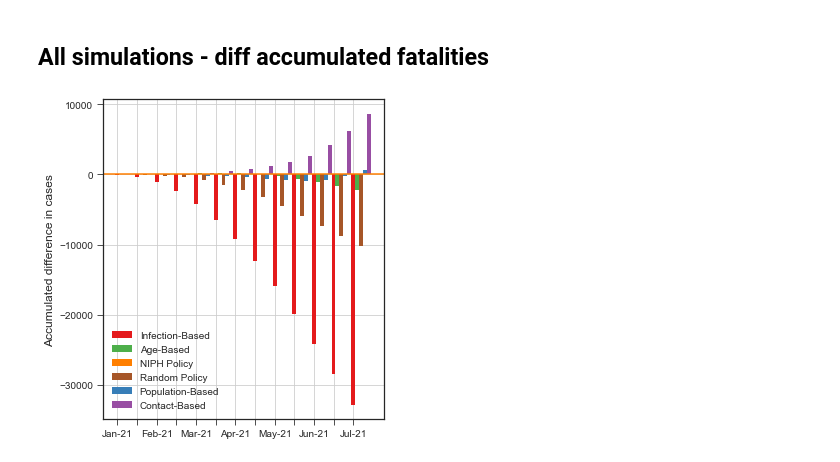
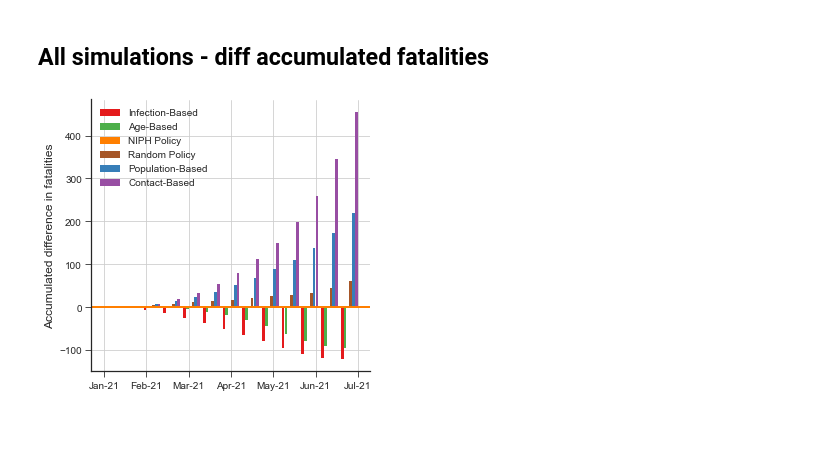
Before and after one commit to bendiknordeng/Epidemiologic-Strategies, a Jupyter notebook: notebooks/peder_computational_study.ipynb, the cells around one changed output. Saved outputs shown, nothing was run; the diff lists cells and outputs as text; code cells hidden in the pictures; blank space fills up the shorter version.

```diff
--- a/notebooks/peder_computational_study.ipynb
+++ b/notebooks/peder_computational_study.ipynb
@@ -133,6 +133,7 @@ gdf = utils.generate_geopandas(population, paths.municipalities_geo)
 # 18: percentiles_age_groups_80
 # 19: percentiles_age_groups_70
 # 20: weekly_new_I
+# 21: weekly_new_I
 
 all_data = {}
 paths ={'Infection-Based'  : 'results/500_simulations_infection_based_2021_06_05_01_28_48',
@@ -160,8 +161,11 @@ for k, v in paths.items():
     all_data[k].append(calculate_cumulative_infected_percentiles(80, all_data[k][12], all_data[k][11]))
     all_data[k].append(calculate_cumulative_infected_percentiles(70, all_data[k][12], all_data[k][11]))
 
-    # I_weekly
-    all_data[k].append(np.mean(all_data[k][10].sum(axis=2), axis=0))
+    # new_I_weekly
+    all_data[k].append(np.mean(np.sum(all_data[k][11], axis=2), axis=0))
+
+    # new_D_weekly
+    all_data[k].append(np.mean(np.sum(all_data[k][12], axis=2), axis=0))
 
 all_policies = list(paths.keys())
 # %% [output]
@@ -647,21 +669,19 @@ start_week = int(44/2)
 
 i = 0
 fig, ax = plt.subplots(1, figsize=(5,5))
-ax2 = ax.twinx()
 for policy in policies:
     if restrict_to_real_data_length:
-        ax.plot(dates[start_week:max_weeks_real_data], all_data[policy][17][0][start_week:max_weeks_real_data], lw=1.1, label=policy, color=colors[i])
-        ax2.plot(dates[start_week:max_weeks_real_data], all_data[policy][20][0][start_week:max_weeks_real_data]/14, lw=1.1, label=policy, color=colors[i])
+        #ax.plot(dates[start_week:max_weeks_real_data], all_data[policy][17][3][start_week:max_weeks_real_data], lw=1.1, label=policy, color=colors[i])
+        ax.plot(dates[start_week:max_weeks_real_data], all_data[policy][21][0][start_week:max_weeks_real_data]/14, lw=1.1, label=policy, color=colors[i])
     else:
-        ax.plot(dates[start_week:-1], all_data[policy][17][0][start_week:-1], lw=1.1, label=policy, color=colors[i])
-        ax2.plot(dates[start_week:-1], all_data[policy][20][start_week:-1]/14, lw=1.1, label=policy, color=colors[i], linestyle='dashdot')
+        #ax.plot(dates[start_week:-1], all_data[policy][17][3][start_week:-1], lw=1.1, label=policy, color=colors[i])
+        ax.plot(dates[start_week:-1], all_data[policy][21][start_week:-1]/14, lw=1.1, label=policy, color=colors[i])
     if i == 4:
         i += 1
     i += 1
 
 ax.legend(loc='upper left')
-ax.set_ylabel('Cumulative number of fatalities', size=12)
-ax2.set_ylabel('Daily number of cases', size=12)
+ax.set_ylabel('Daily number of deaths', size=12)
 
 # Format the date into months & days
 plt.gca().xaxis.set_major_formatter(mdates.DateFormatter('%b-%y'))
@@ -739,47 +749,48 @@ fig.savefig("../plots/computational_study/policy_comparison/fatalities_diff.png"
 ## All simulations - diff accumulated fatalities
 # %%
 comparison_policy = 'NIPH Policy'
-standard = all_data[comparison_policy][17][3][start_week:-1]
+standard = all_data[comparison_policy][17][0][start_week:-1]
 max_weeks_real_data = int(62/2)
 start_week = int(44/2)
 weeks_to_remove = 2
 
 diff = {}
 for i, v in enumerate(all_policies):
-    diff[v] = all_data[v][17][3][start_week:-1] [weeks_to_remove:] - standard[weeks_to_remove:]
+    diff[v] = all_data[v][17][0][start_week:-1] [weeks_to_remove:] - standard[weeks_to_remove:]
 
-labels = dates[start_week + weeks_to_remove:-1][:len(diff[comparison_policy]):]
-
-dates_s = []
-for date in labels:
-    ts = pd.to_datetime(str(date))
-    dates_s.append(ts.strftime('%b-%y'))
+scale=2
+t1 = dates[start_week +2:-1]
+t2 = pd.DatetimeIndex(t1) + pd.DateOffset(days=1*scale)
+t3 = pd.DatetimeIndex(t1) + pd.DateOffset(days=2*scale)
+t4 = pd.DatetimeIndex(t1) + pd.DateOffset(days=3*scale)
+t5 = pd.DatetimeIndex(t1) + pd.DateOffset(days=4*scale)
+t6 = pd.DatetimeIndex(t1) + pd.DateOffset(days=5*scale)
 
 colors = sns.color_palette('Set1')
 fig, ax = plt.subplots(figsize=(5,5))
-barWidth = 0.2
+barWidth = scale-0.01
 
-plt.bar(np.arange(len(diff[comparison_policy])) + barWidth*0, diff['Infection-Based'], color=colors[0], width=barWidth, label='Infection-Based')
-plt.bar(np.arange(len(diff[comparison_policy])) + barWidth*1, diff['Age-Based'], color=colors[2], width=barWidth, label='Age-Based')
-plt.bar(np.arange(len(diff[comparison_policy])) + barWidth*1, diff['NIPH Policy'], color=colors[4], width=barWidth, label='NIPH Policy')
-plt.bar(np.arange(len(diff[comparison_policy])) + barWidth*2, diff['Random Policy'], color=colors[6], width=barWidth, label='Random Policy')
-plt.bar(np.arange(len(diff[comparison_policy])) + barWidth*3, diff['Population-Based'], color=colors[1], width=barWidth, label='Population-Based')
-plt.bar(np.arange(len(diff[comparison_policy])) + barWidth*4, diff['Contact-Based'], color=colors[3], width=barWidth, label='Contact-Based')
+linewidth= 10
+plt.bar(t1.values, diff['Infection-Based'], color=colors[0], width=barWidth, label='Infection-Based', linewidth=linewidth)
+plt.bar(t2.values, diff['Age-Based'], color=colors[2], width=barWidth, label='Age-Based', linewidth=linewidth)
+plt.bar(t3.values, diff['NIPH Policy'], color=colors[4], width=barWidth, label='NIPH Policy', linewidth=linewidth)
+plt.bar(t4.values, diff['Random Policy'], color=colors[6], width=barWidth, label='Random Policy', linewidth=linewidth)
+plt.bar(t5.values, diff['Population-Based'], color=colors[1], width=barWidth, label='Population-Based', linewidth=linewidth)
+plt.bar(t6.values, diff['Contact-Based'], color=colors[3], width=barWidth, label='Contact-Based', linewidth=linewidth)
 
-plt.axhline(y=0, color=colors[4], linestyle='-')
-
-# plt.xticks([r + barWidth for r in range(len(diff[comparison_policy]))], dates_s)
-minor_ticks = ['Jan-21', '', 'Feb-21', '', 'Mar-21', '', 'Apr-21', '', 'May-21', '', 'Jun-21', '', 'Jul-21']
-plt.xticks(np.arange(13), minor_ticks)
+plt.axhline(y=0, color=colors[4], linestyle='-', linewidth=barWidth)
 
 ax.legend()
-ax.set_ylabel('Accumulated difference in cases', size=12)
-
-#ax.spines['right'].set_visible(False)
-#ax.spines['top'].set_visible(False)
+ax.set_ylabel('Accumulated difference in fatalities', size=12)
+# Format the date into months & days
+plt.gca().xaxis.set_major_formatter(mdates.DateFormatter('%b-%y'))
+# Change the tick interval
+plt.gca().xaxis.set_major_locator(mdates.DayLocator(interval=30))
+# Puts x-axis labels on an angle
+plt.gca().xaxis.set_tick_params(rotation =0)
+ax.spines['right'].set_visible(False)
+ax.spines['top'].set_visible(False)
 ax.grid()
-fig.tight_layout()
-# ax.set_ylim([-60,100])
-fig.savefig("../plots/computational_study/policy_comparison/cases_diff.png", bbox_inches='tight', dpi=150)
+fig.savefig("../plots/computational_study/policy_comparison/fatalities_diff.png", bbox_inches='tight', dpi=150)
 # %% [output]
-[figure, old version]
+[figure, new version]
```
Also changed, not shown: parts of 11 cells of this notebook.
